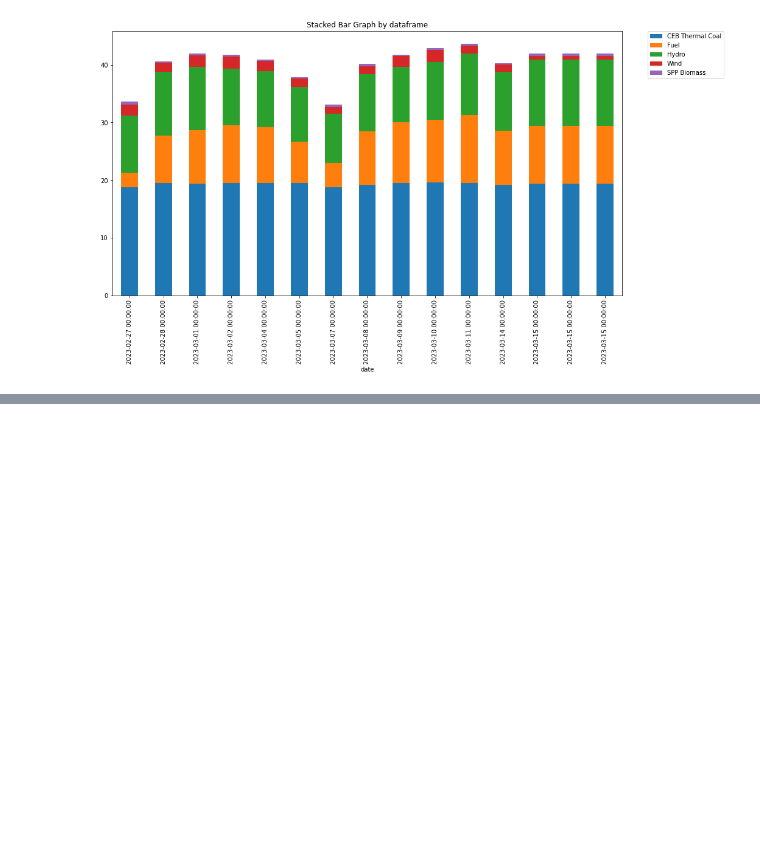
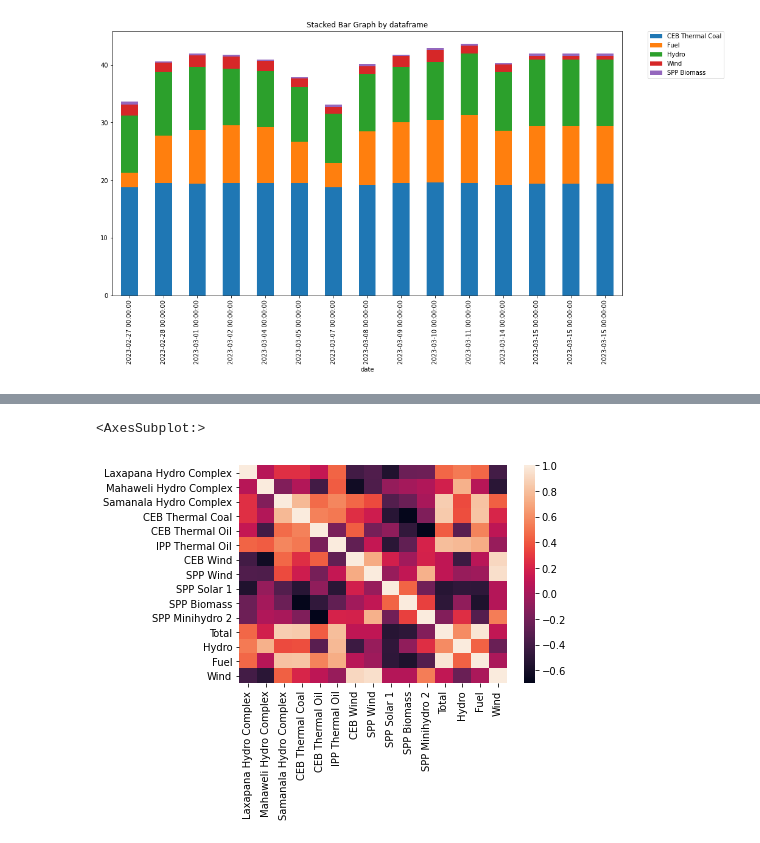
Before and after one commit to ChanakaErangaGunarathna/SL_CEB_Dashboard, a Jupyter notebook: analysis1.ipynb, the cells around one changed output, grey strips where cells are left out. Drawn from its saved outputs; the diff is of its cells as text; code cells hidden in the pictures; blank space fills up the shorter version.

```diff
--- a/analysis1.ipynb
+++ b/analysis1.ipynb
@@ -136,4 +136,5 @@ save_df(df_by_date,'CEB-table_energy_data_new')
 Compled data scrapping for the date of 2023-03-15-18.01 and saved it into CEB-table_energy_data_new.csv
 # %%
 df_by_date=pd.read_csv('CEB-table_energy_data_new.csv')
-df_by_date
+df_by_date=df_by_date.drop('Unnamed: 0',axis=1)
+df_by_date.drop_duplicates(inplace=True)
@@ -157,5 +141,5 @@ df_by_date
 # %%
-df_by_date['date']=pd.to_datetime(df_by_date['date'])
+# df_by_date['date']=pd.to_datetime(df_by_date['date'])
 df_by_date['Hydro']=df_by_date['Laxapana Hydro Complex']+df_by_date['Mahaweli Hydro Complex']+df_by_date['Samanala Hydro Complex']+df_by_date['SPP Minihydro 2']
 df_by_date['Fuel']=df_by_date['CEB Thermal Oil']+df_by_date['IPP Thermal Oil']
 df_by_date['Wind']=df_by_date['CEB Wind']+df_by_date['SPP Wind']
@@ -229,0 +229,7 @@ st.title('Uber pickups in NYC')
+# %%
+fig, ax = plt.subplots()
+sns.heatmap(df_by_date[''].corr(), ax=ax)
+# st.write(fig)
+# %% [output]
+<AxesSubplot:>
+[figure, added]
```
Also changed, not shown: parts of 17 cells of this notebook, 1 other file.
